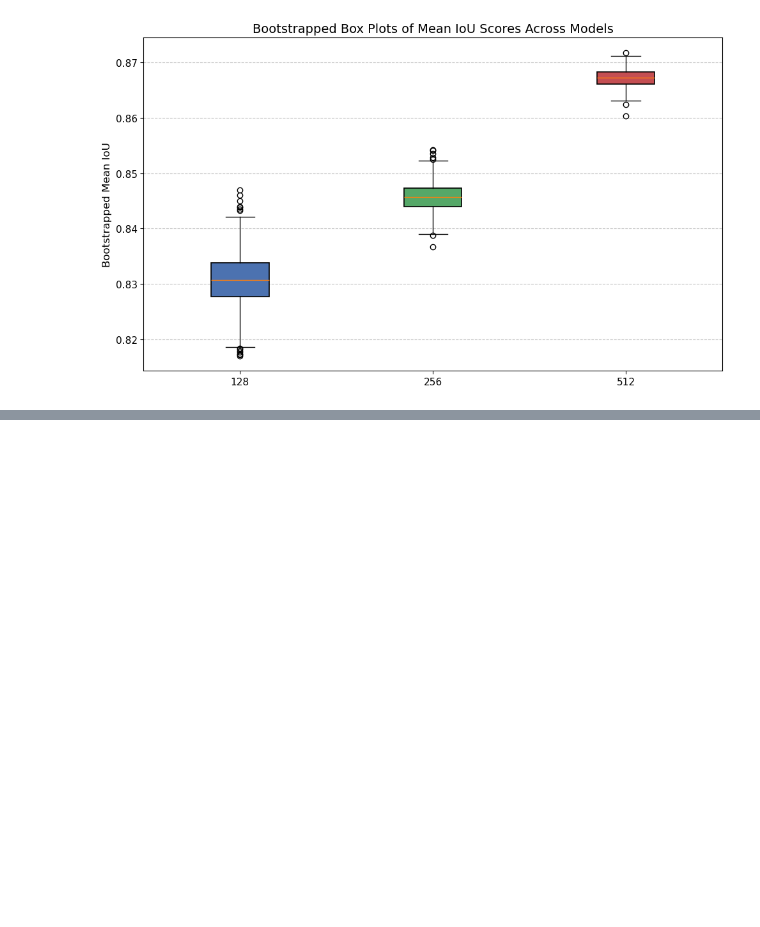
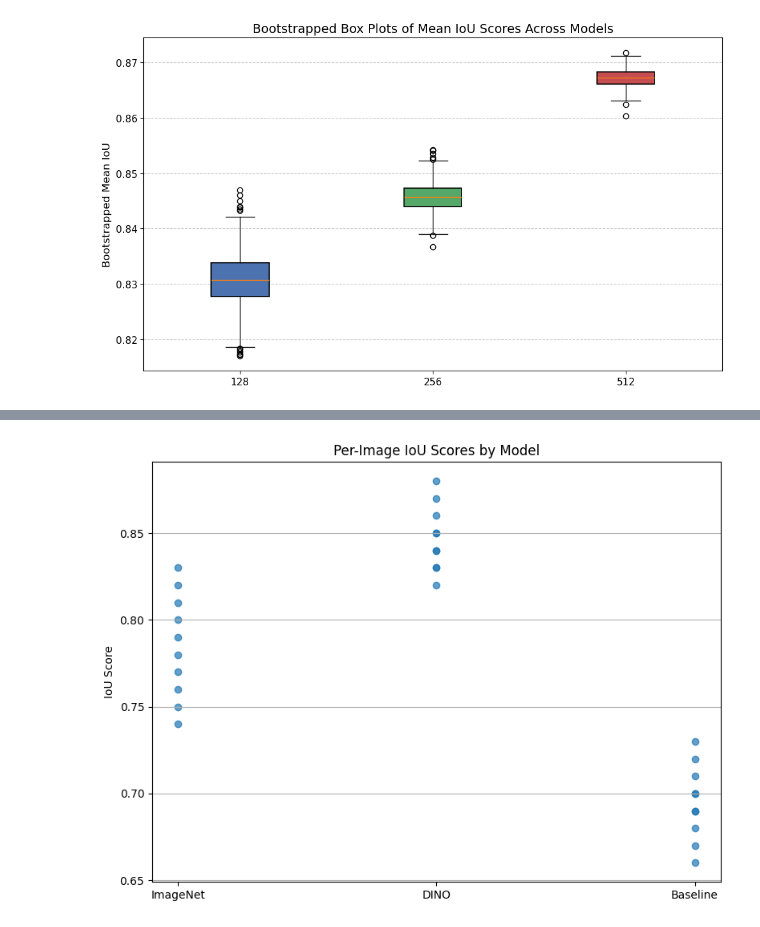
Before and after one commit to Alfred-Aqraou/nk-cell-segmentation, a Jupyter notebook: stats_test.ipynb, the cells around one changed output, grey strips where cells are left out. Drawn from its saved outputs; the diff is of its cells as text; code cells hidden in the pictures; blank space fills up the shorter version.

```diff
--- a/stats_test.ipynb
+++ b/stats_test.ipynb
@@ -391,0 +475,29 @@ plt.show()
+# %%
+import numpy as np
+import matplotlib.pyplot as plt
+
+# Eksempel: erstat disse med dine egne loaded arrays (hver skal være en liste af IoU-tal)
+# Hver af disse skal være en flad liste af floats
+imagenet_ious = [0.80, 0.77, 0.75, 0.83, 0.79, 0.81, 0.76, 0.78, 0.82, 0.74]  # eksempelværdier
+dino_ious     = [0.84, 0.83, 0.85, 0.82, 0.87, 0.86, 0.83, 0.84, 0.88, 0.85]
+baseline_ious = [0.71, 0.69, 0.68, 0.70, 0.72, 0.69, 0.67, 0.66, 0.73, 0.70]
+
+# Saml alle værdier og deres respektive kategorier
+all_ious = imagenet_ious + dino_ious + baseline_ious
+labels = (['ImageNet'] * len(imagenet_ious)) + (['DINO'] * len(dino_ious)) + (['Baseline'] * len(baseline_ious))
+
+# Konverter label til positionsværdier på x-aksen
+x_positions = [0 if lbl == 'ImageNet' else 1 if lbl == 'DINO' else 2 for lbl in labels]
+label_map = {0: 'ImageNet', 1: 'DINO', 2: 'Baseline'}
+
+# Plot
+plt.figure(figsize=(8, 6))
+plt.scatter(x_positions, all_ious, alpha=0.7)
+plt.xticks([0, 1, 2], ['ImageNet', 'DINO', 'Baseline'])
+plt.ylabel("IoU Score")
+plt.title("Per-Image IoU Scores by Model")
+plt.grid(True, axis='y')
+plt.tight_layout()
+plt.show()
+# %% [output]
+[figure, added]
```
Also changed, not shown: parts of 5 cells of this notebook, 17 other files.
